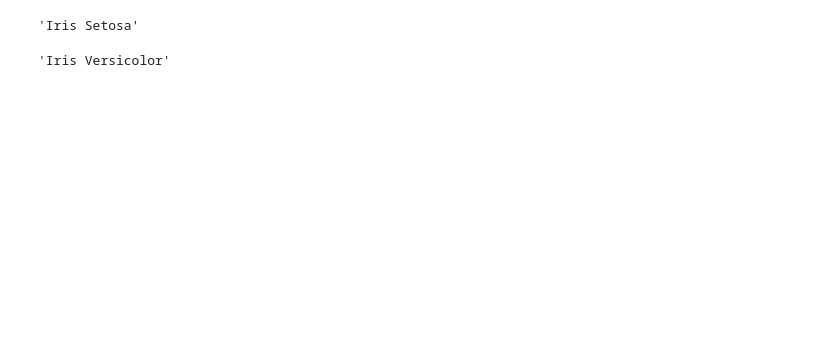
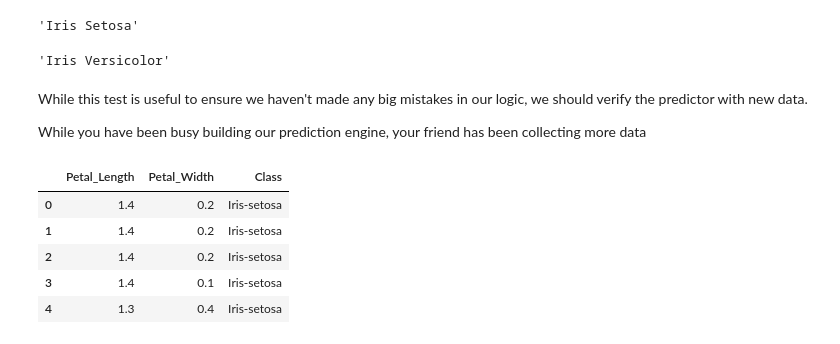
Before and after one commit to snowch/ml-101, a Jupyter notebook: 01_sans_machine_learning.ipynb, the cells around one changed output. Drawn from its saved outputs; the diff is of its cells as text; code cells hidden in the pictures; blank space fills up the shorter version.

```diff
--- a/01_sans_machine_learning.ipynb
+++ b/01_sans_machine_learning.ipynb
@@ -99,3 +98,20 @@ iris_classifier( petal_length=1.5 )
 iris_classifier( petal_length=3.5 )
 # %% [output]
 'Iris Versicolor'
+# %% [markdown]
+While this test is useful to ensure we haven't made any big mistakes in our logic, we should verify the predictor with new data.
+
+While you have been busy building our prediction engine, your friend has been collecting more data
+# %%
+# read the test dataset
+test_data = pd.read_csv("iris_test.csv")
+
+# print the first few records
+test_data.head()
+# %% [output]
+|  | Petal_Length | Petal_Width | Class |
+| 0 | 1.4 | 0.2 | Iris-setosa |
+| 1 | 1.4 | 0.2 | Iris-setosa |
+| 2 | 1.4 | 0.2 | Iris-setosa |
+| 3 | 1.4 | 0.1 | Iris-setosa |
+| 4 | 1.3 | 0.4 | Iris-setosa |
```
Also changed, not shown: parts of 7 cells of this notebook.
